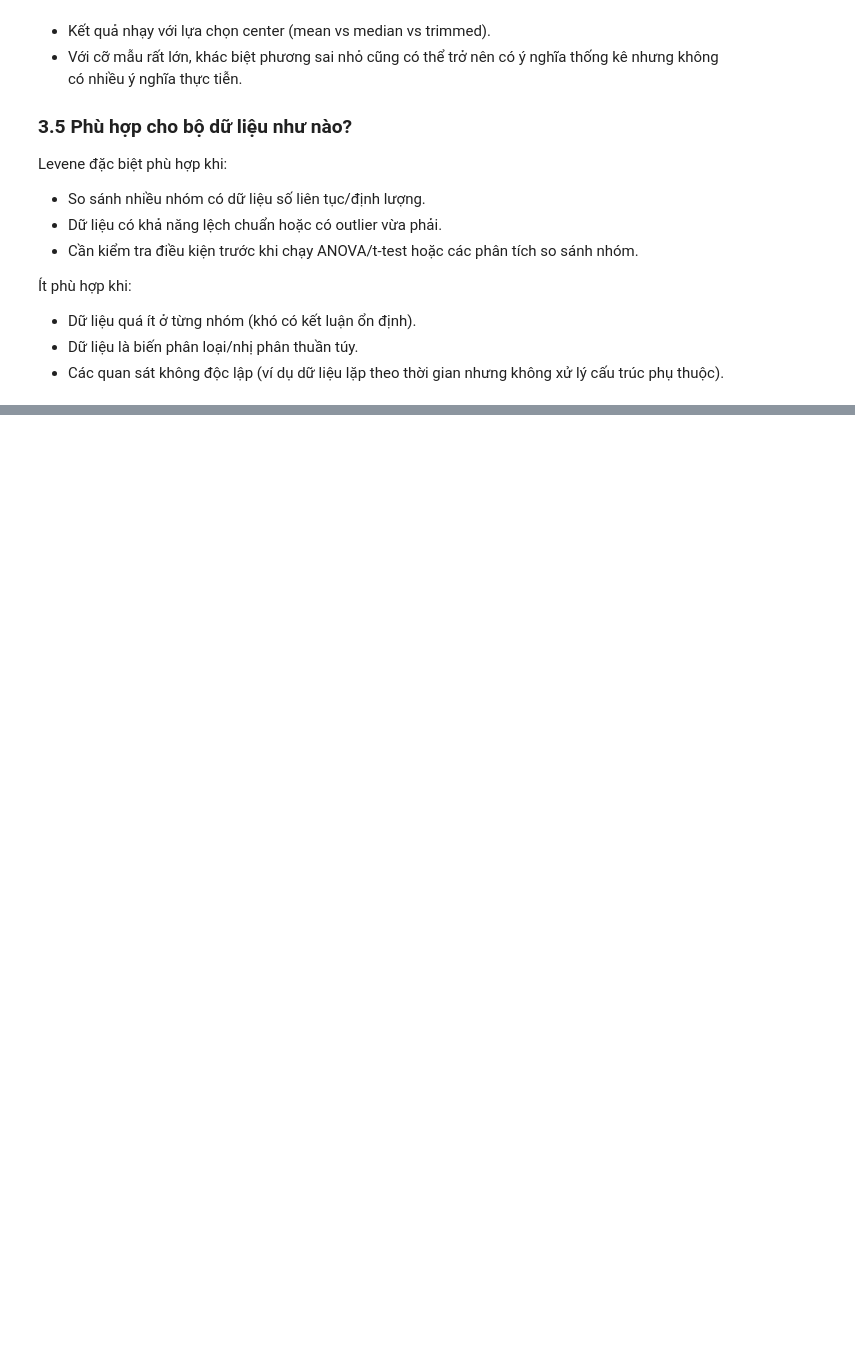
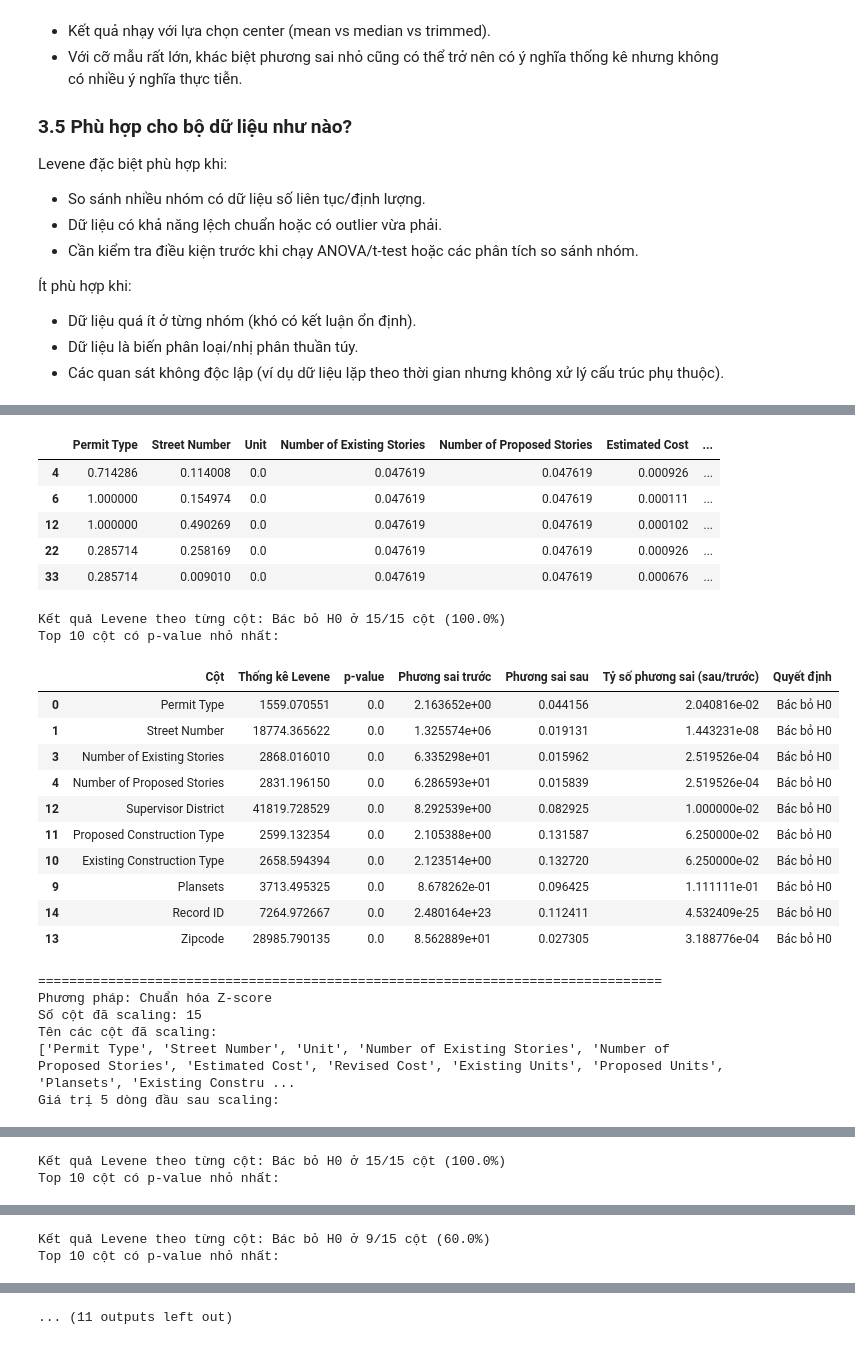
Before and after one commit to Taylor3691/mining-beyond-boundaries, a Jupyter notebook: notebooks/Ngoc-table.preprocessing.normalization.ipynb, the cells around one changed output, grey strips where cells are left out. Saved outputs shown, nothing was run; the diff lists cells and outputs as text; code cells hidden in the pictures; blank space fills up the shorter version.

Commit message:
feat: fix missing attr and get reuslt from scaling and testing

```diff
--- a/notebooks/Ngoc-table.preprocessing.normalization.ipynb
+++ b/notebooks/Ngoc-table.preprocessing.normalization.ipynb
@@ -195,0 +203,18 @@ Levene đặc biệt phù hợp khi:
+# %%
+from pathlib import Path
+import sys
+
+import numpy as np
+import pandas as pd
+from IPython.display import display
+
+PROJECT_ROOT = Path.cwd().resolve()
+if not (PROJECT_ROOT / "src").exists():
+    PROJECT_ROOT = PROJECT_ROOT.parent
+
+SRC_PATH = PROJECT_ROOT / "src"
+if str(SRC_PATH) not in sys.path:
+    sys.path.append(str(SRC_PATH))
+
+from table.preprocessing_normalization import StatisticalNormalization, QuantileNormalization
+from statistic.test_variance import LeveneTesting
@@ -195,0 +316,32 @@ Levene đặc biệt phù hợp khi:
+# %%
+scalers = {
+    "Chuẩn hóa Min-Max": StatisticalNormalization(method="minmax"),
+    "Chuẩn hóa Z-score": StatisticalNormalization(method="zscore"),
+    "Chuẩn hóa Robust": StatisticalNormalization(method="robust"),
+    "Quantile Transform (uniform)": QuantileNormalization(
+        output_distribution="uniform",
+        random_state=42,
+    ),
+    "Quantile Transform (normal)": QuantileNormalization(
+        output_distribution="normal",
+        random_state=42,
+    ),
+}
+
+scaled_results = {}
+summary_rows = []
+levene_by_column = {}
+
+for method_name, scaler in scalers.items():
+    scaled_df, summary_row, per_col_df = run_scaling_and_levene(method_name, scaler, X_numeric)
+    scaled_results[method_name] = scaled_df
+    summary_rows.append(summary_row)
+    levene_by_column[method_name] = per_col_df
+
+summary_df = pd.DataFrame(summary_rows)
+print("\nTổng hợp kết quả Levene theo từng cột cho tất cả phương pháp:")
+display(summary_df)
+
+print("\nBạn có thể xem chi tiết theo cột, ví dụ:")
+print("levene_by_column['Chuẩn hóa Min-Max'].head(10)")
+# %% [output]
@@ -195,0 +354,25 @@ Levene đặc biệt phù hợp khi:
+|  | Permit Type | Street Number | Unit | Number of Existing Stories | Number of Proposed Stories | Estimated Cost | ... |
+| 4 | 0.714286 | 0.114008 | 0.0 | 0.047619 | 0.047619 | 0.000926 | ... |
+| 6 | 1.000000 | 0.154974 | 0.0 | 0.047619 | 0.047619 | 0.000111 | ... |
+| 12 | 1.000000 | 0.490269 | 0.0 | 0.047619 | 0.047619 | 0.000102 | ... |
+| 22 | 0.285714 | 0.258169 | 0.0 | 0.047619 | 0.047619 | 0.000926 | ... |
+| 33 | 0.285714 | 0.009010 | 0.0 | 0.047619 | 0.047619 | 0.000676 | ... |
+Kết quả Levene theo từng cột: Bác bỏ H0 ở 15/15 cột (100.0%)
+Top 10 cột có p-value nhỏ nhất:
+|  | Cột | Thống kê Levene | p-value | Phương sai trước | Phương sai sau | Tỷ số phương sai (sau/trước) | Quyết định |
+| 0 | Permit Type | 1559.070551 | 0.0 | 2.163652e+00 | 0.044156 | 2.040816e-02 | Bác bỏ H0 |
+| 1 | Street Number | 18774.365622 | 0.0 | 1.325574e+06 | 0.019131 | 1.443231e-08 | Bác bỏ H0 |
+| 3 | Number of Existing Stories | 2868.016010 | 0.0 | 6.335298e+01 | 0.015962 | 2.519526e-04 | Bác bỏ H0 |
+| 4 | Number of Proposed Stories | 2831.196150 | 0.0 | 6.286593e+01 | 0.015839 | 2.519526e-04 | Bác bỏ H0 |
+| 12 | Supervisor District | 41819.728529 | 0.0 | 8.292539e+00 | 0.082925 | 1.000000e-02 | Bác bỏ H0 |
+| 11 | Proposed Construction Type | 2599.132354 | 0.0 | 2.105388e+00 | 0.131587 | 6.250000e-02 | Bác bỏ H0 |
+| 10 | Existing Construction Type | 2658.594394 | 0.0 | 2.123514e+00 | 0.132720 | 6.250000e-02 | Bác bỏ H0 |
+| 9 | Plansets | 3713.495325 | 0.0 | 8.678262e-01 | 0.096425 | 1.111111e-01 | Bác bỏ H0 |
+| 14 | Record ID | 7264.972667 | 0.0 | 2.480164e+23 | 0.112411 | 4.532409e-25 | Bác bỏ H0 |
+| 13 | Zipcode | 28985.790135 | 0.0 | 8.562889e+01 | 0.027305 | 3.188776e-04 | Bác bỏ H0 |
+================================================================================
+Phương pháp: Chuẩn hóa Z-score
+Số cột đã scaling: 15
+Tên các cột đã scaling:
+['Permit Type', 'Street Number', 'Unit', 'Number of Existing Stories', 'Number of Proposed Stories', 'Estimated Cost', 'Revised Cost', 'Existing Units', 'Proposed Units', 'Plansets', 'Existing Constru ...
+Giá trị 5 dòng đầu sau scaling:
@@ -195,0 +385,2 @@ Levene đặc biệt phù hợp khi:
+Kết quả Levene theo từng cột: Bác bỏ H0 ở 15/15 cột (100.0%)
+Top 10 cột có p-value nhỏ nhất:
@@ -195,0 +410,2 @@ Levene đặc biệt phù hợp khi:
+Kết quả Levene theo từng cột: Bác bỏ H0 ở 9/15 cột (60.0%)
+Top 10 cột có p-value nhỏ nhất:
@@ -195,0 +423 @@ Levene đặc biệt phù hợp khi:
+... (11 outputs left out)
```
Also changed, not shown: parts of 4 cells of this notebook, 1 other file.
